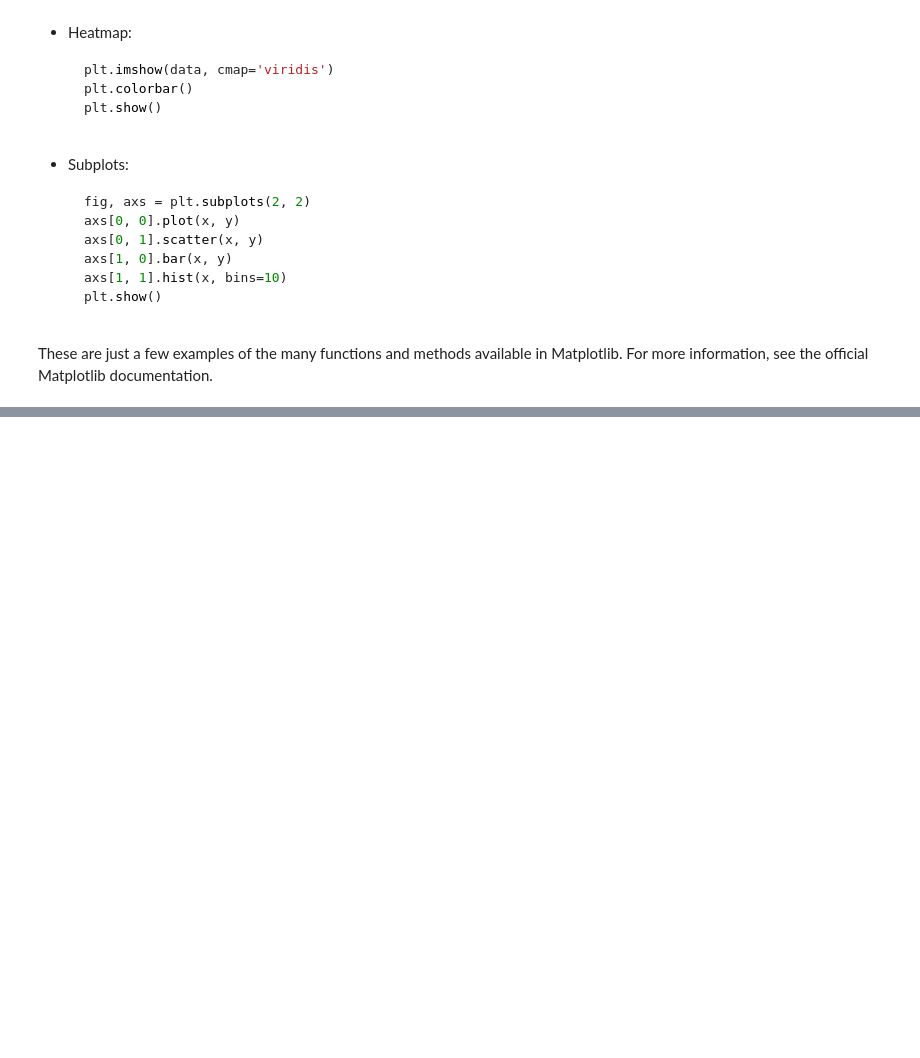
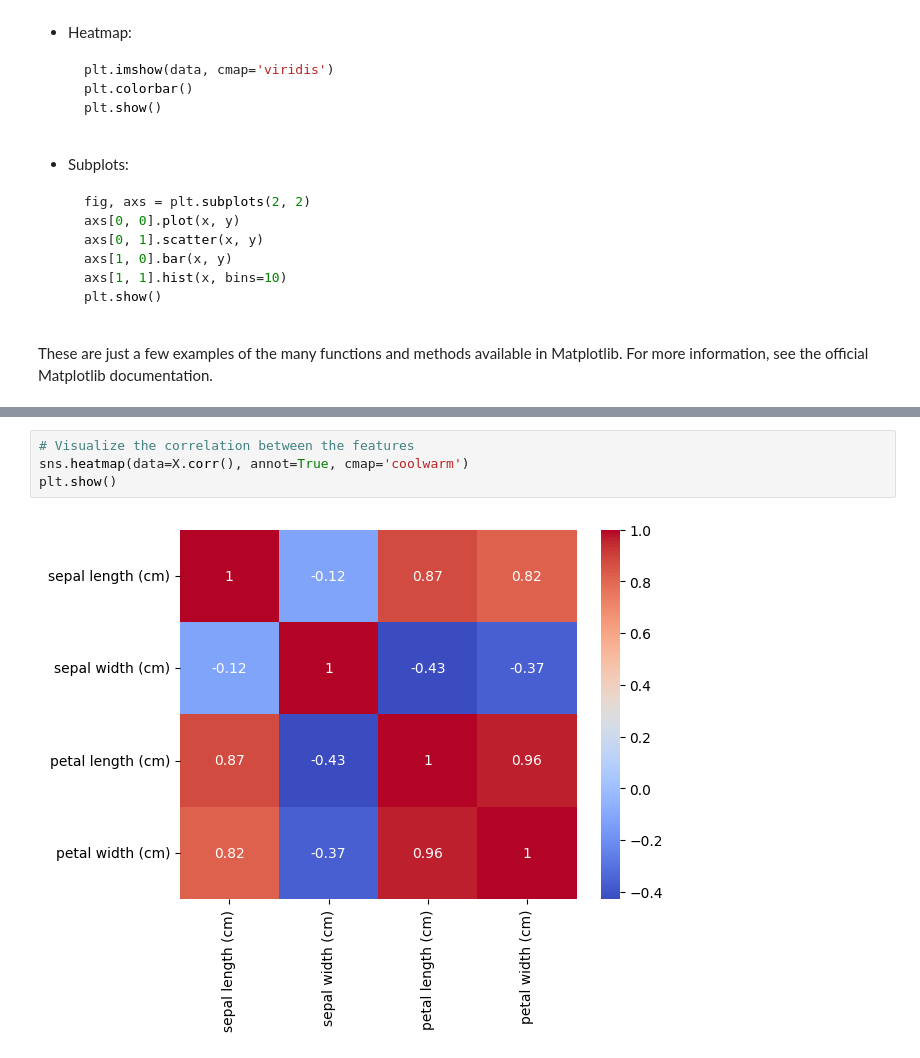
Before and after one commit to bghaendler/BJBS-AI-Lab, a Jupyter notebook: BJBS_AI_2023_Series_1_Introduction_to_Data_Science.ipynb, the cells around one changed output, grey strips where cells are left out. Drawn from its saved outputs; the diff is of its cells as text; blank space fills up the shorter version.

```diff
--- a/BJBS_AI_2023_Series_1_Introduction_to_Data_Science.ipynb
+++ b/BJBS_AI_2023_Series_1_Introduction_to_Data_Science.ipynb
@@ -455,0 +786,6 @@ These are just a few examples of the many functions and methods available in Mat
+# %%
+# Visualize the correlation between the features
+sns.heatmap(data=X.corr(), annot=True, cmap='coolwarm')
+plt.show()
+# %% [output]
+[figure, added]
```
Also changed, not shown: parts of 64 cells of this notebook.
